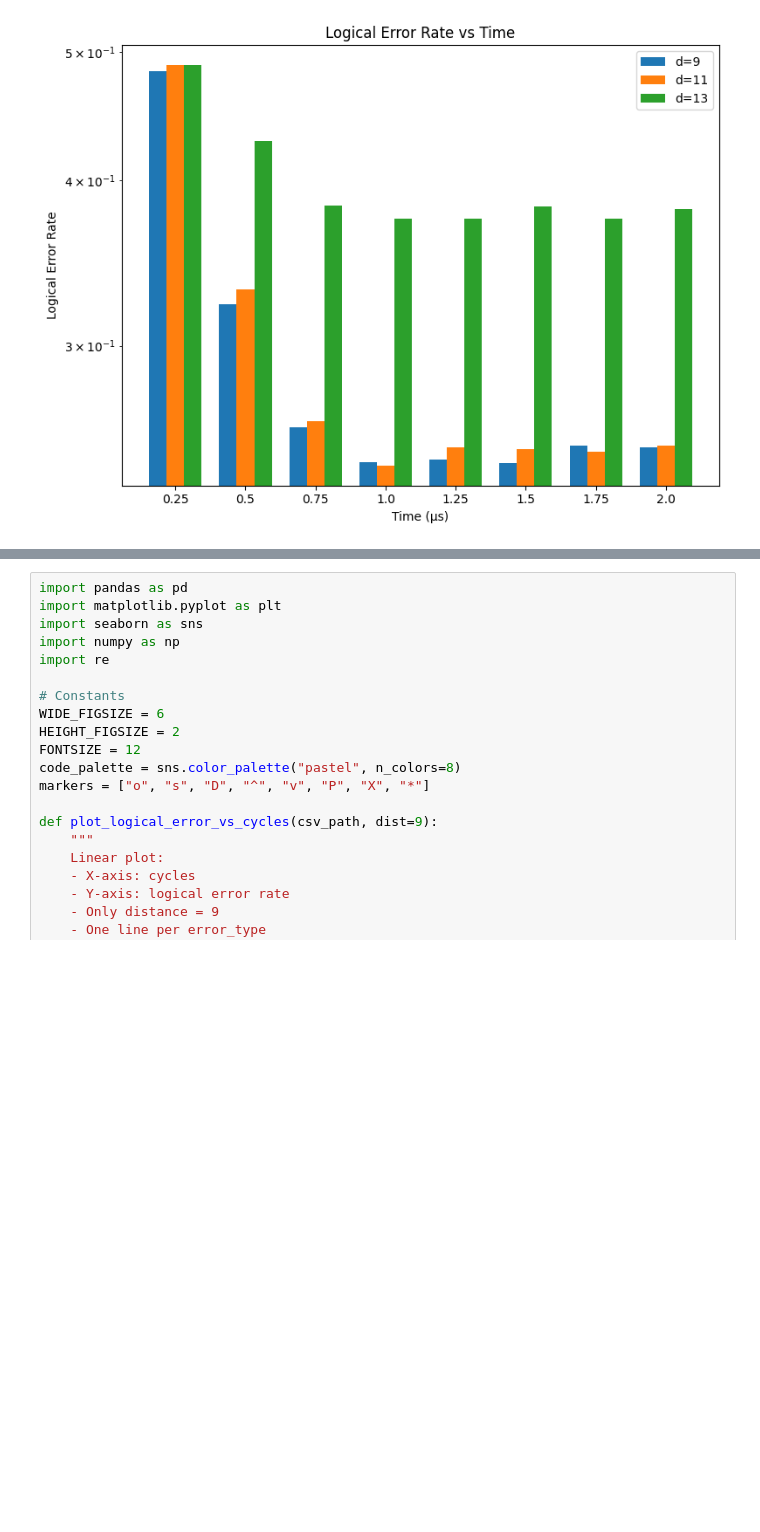
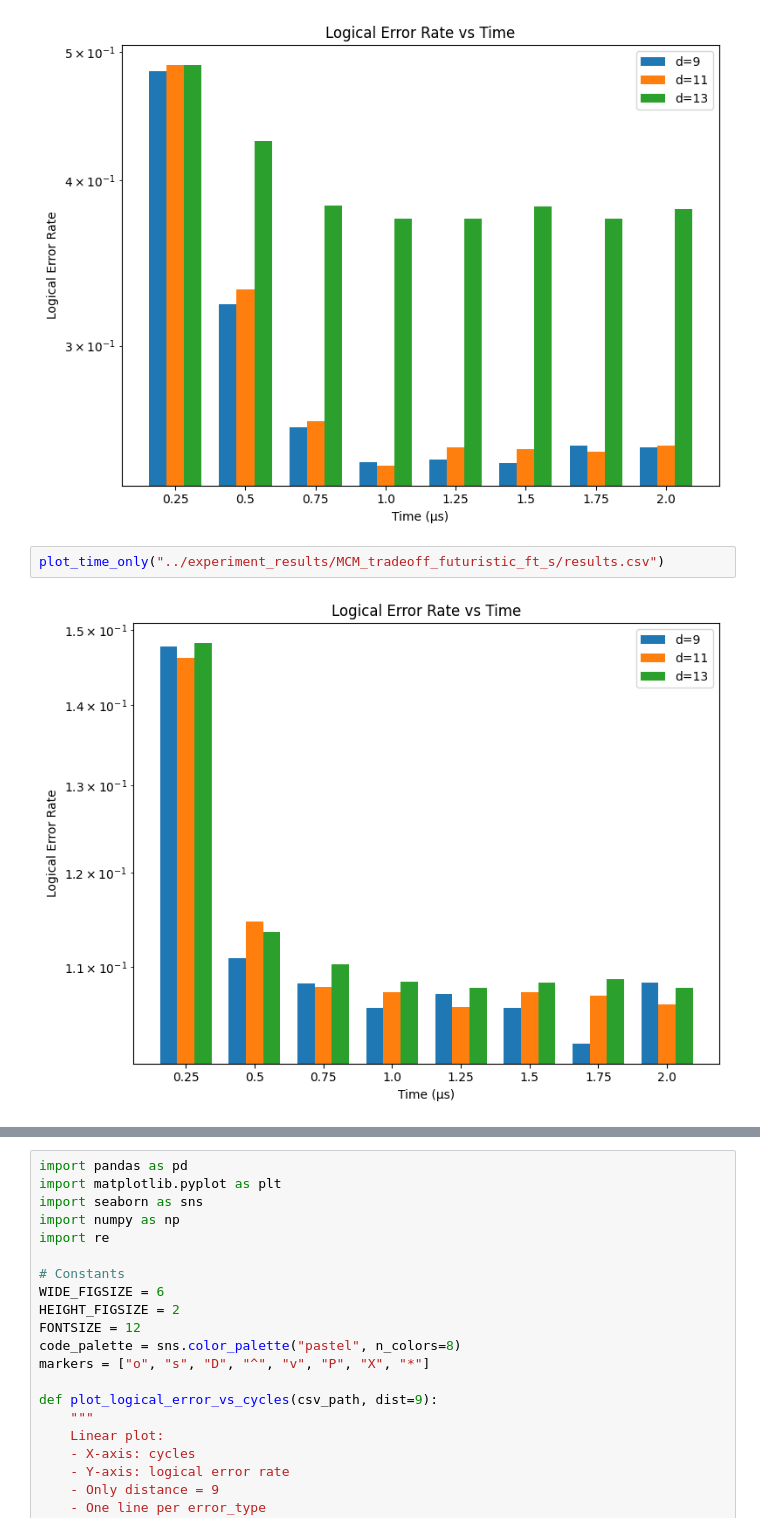
Before and after one commit to aswierkowska/eccentric_bench, a Jupyter notebook: utils/mcm_plot.ipynb, the cells around one changed output, grey strips where cells are left out. Drawn from its saved outputs; the diff is of its cells as text; blank space fills up the shorter version.

```diff
--- a/utils/mcm_plot.ipynb
+++ b/utils/mcm_plot.ipynb
@@ -209,6 +225,10 @@ def plot_time_only(csv_path):
 plot_time_only("../experiment_results/MCM_tradeoff/results.csv")
 # %% [output]
 [figure]
+# %%
+plot_time_only("../experiment_results/MCM_tradeoff_futuristic_ft_s/results.csv")
+# %% [output]
+[figure, added]
 # %%
 plot_time_only("../experiment_results/MCM_tradeoff_futuristic/results.csv")
 # %% [output]
```
Also changed, not shown: parts of 16 cells of this notebook, 19 other files.
